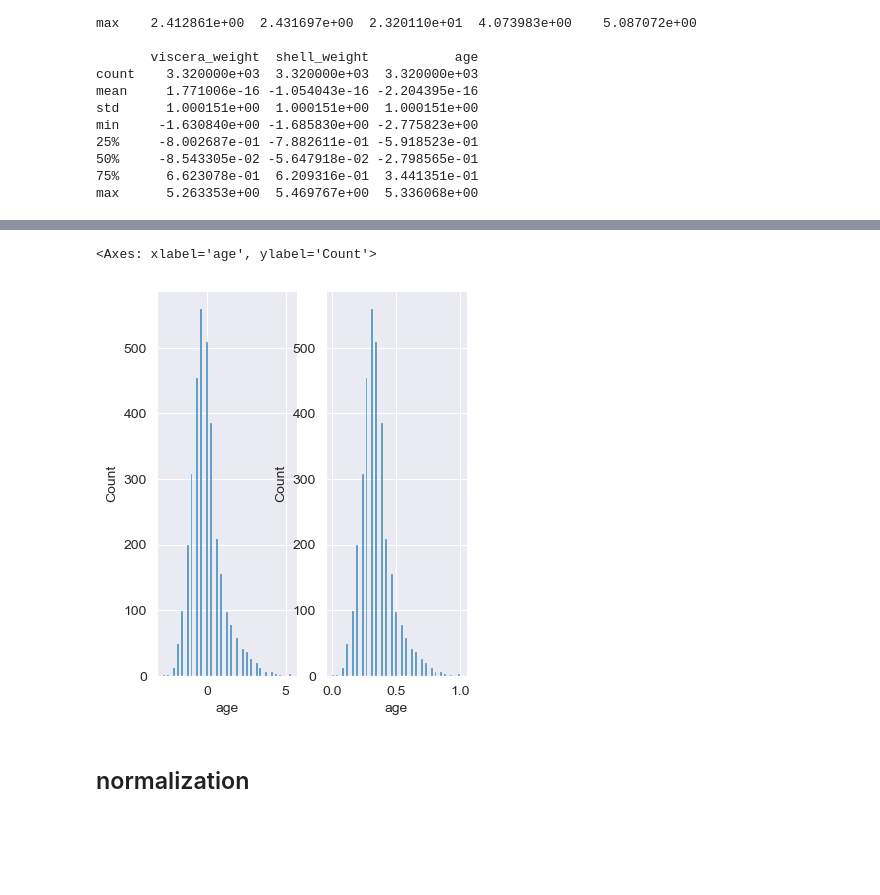
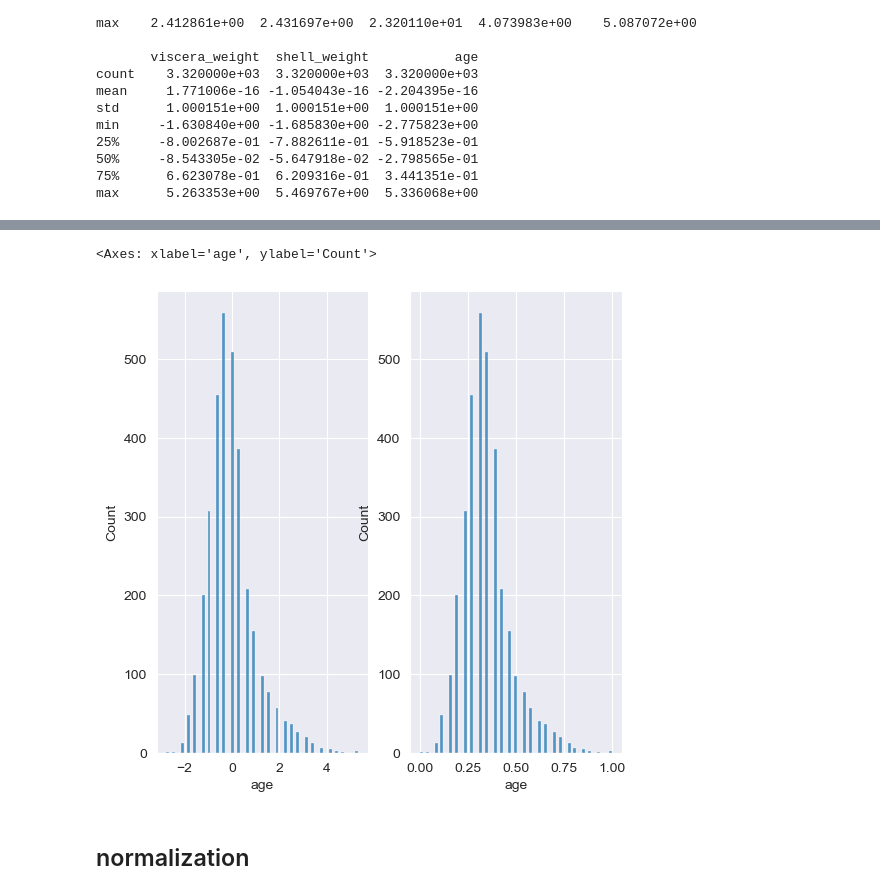
Before and after one commit to tansudasli/tensorflow-sandbox, a Jupyter notebook: sklearn_preprocessing_feature scaling.ipynb, the cells around one changed output, grey strips where cells are left out. Drawn from its saved outputs; the diff is of its cells as text; code cells hidden in the pictures; blank space fills up the shorter version.

Commit message:
sklearn preprocessing - scaling

```diff
--- a/sklearn_feature scaling.ipynb
+++ b/sklearn_preprocessing_feature scaling.ipynb
@@ -34,15 +34,11 @@ print(dfAbalone.head())
 # %% [markdown]
 ## standardization
 # %%
-# standardization
+# standard scaler
+# μ = 0, σ = 1
 
-min_max_scaler = preprocessing.MinMaxScaler().fit_transform(X=dfAbalone)  #standardize to a range
 scaler = preprocessing.StandardScaler().fit_transform(X=dfAbalone)        #standardize variance (z-score)
-
-dfAbaloneStandardizedMinMax = pd.DataFrame(min_max_scaler,
-                                           columns= dfAbalone.columns)        # (min=0, max=1)
-dfAbaloneStandardized = pd.DataFrame(scaler,
-                                     columns= dfAbalone.columns)              # (μ=0, σ=1)
+dfAbaloneStandardized = pd.DataFrame(scaler, columns= dfAbalone.columns)  # (μ=0, σ=1)
 
 print(dfAbaloneStandardized.describe())
 # %% [output]
@@ -65,3 +61,11 @@ min     -1.630840e+00 -1.685830e+00 -2.775823e+00
 50%     -8.543305e-02 -5.647918e-02 -2.798565e-01
 75%      6.623078e-01  6.209316e-01  3.441351e-01
 max      5.263353e+00  5.469767e+00  5.336068e+00
+# %%
+# Standard scaler - min-max
+# min=0, max=1
+
+min_max_scaler = preprocessing.MinMaxScaler().fit_transform(X=dfAbalone)                 # standardize to a range
+dfAbaloneStandardizedMinMax = pd.DataFrame(min_max_scaler, columns= dfAbalone.columns)   # (min=0, max=1)
+
+print(dfAbaloneStandardizedMinMax.describe())
@@ -68,12 +92,12 @@ max      5.263353e+00  5.469767e+00  5.336068e+00
 # %%
 #
-fig, ax = plt.subplots(nrows=1, ncols=2, figsize=(4,5))
+fig, ax = plt.subplots(nrows=1, ncols=2, figsize=(6,6))
 
 sns.histplot(data= dfAbaloneStandardized.age, ax= ax[0])
 sns.histplot(data= dfAbaloneStandardizedMinMax.age, ax= ax[1])
 # %% [output]
 <Axes: xlabel='age', ylabel='Count'>
-[figure, old version]
+[figure, new version]
 # %% [markdown]
 ## normalization
 # %%
```
Also changed, not shown: parts of 1 cell of this notebook.
